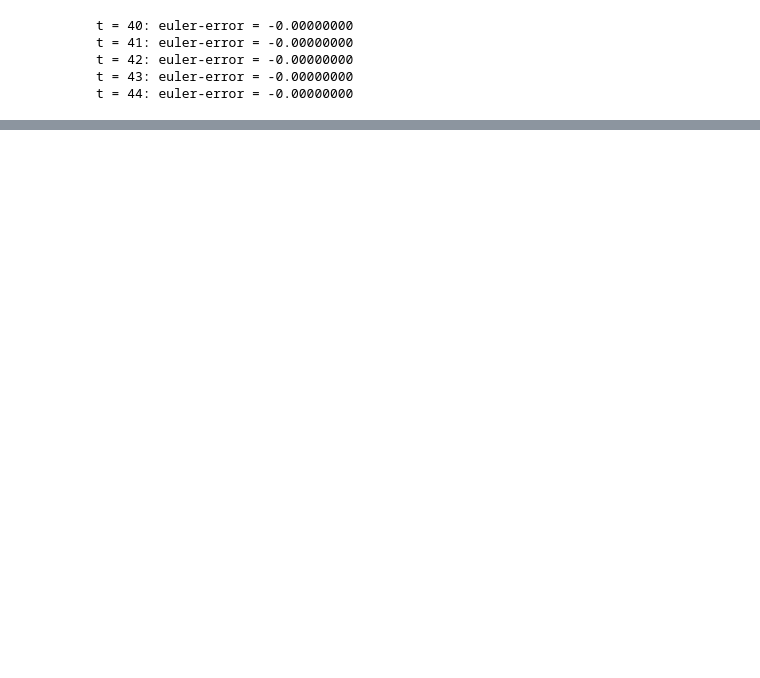
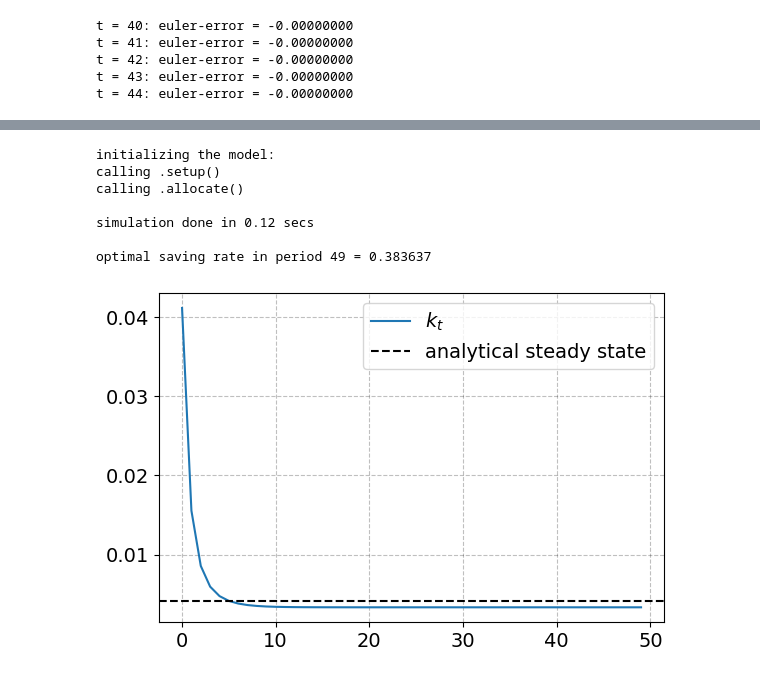
Before and after one commit to NumEconCopenhagen/projects-2023-EFS, a Jupyter notebook: modelproject/OLG_growth.ipynb, the cells around one changed output, grey strips where cells are left out. Saved outputs shown, nothing was run; the diff lists cells and outputs as text; code cells hidden in the pictures; blank space fills up the shorter version.

```diff
--- a/modelproject/OLG_growth.ipynb
+++ b/modelproject/OLG_growth.ipynb
@@ -357,0 +397,24 @@ capital_accumulation_plot(par,sim)
+# %%
+model2 = OLGModelClass() # a new model istance
+par2 = model2.par
+sim2 = model2.sim
+
+# Redefining initial capital as respect to steady state
+par2.n = 0.5
+par2.sigma = 1.1
+par2.alpha = 0.6
+par2.k_ss = ((1-par2.alpha)/((1+par2.n)*(1+1.0/par2.beta)))**(1/(1-par2.alpha)) # steady-state level of capital for Log utility and Cobb Douglas production
+par2.K_lag_ini = 10*par2.k_ss
+
+# simulate the model
+model2.simulate()
+capital_accumulation_plot(par2,sim2)
+# %% [output]
+initializing the model:
+calling .setup()
+calling .allocate()
+
+simulation done in 0.12 secs
+
+optimal saving rate in period 49 = 0.383637
+[figure, added]
```
Also changed, not shown: parts of 25 cells of this notebook, 2 other files.
